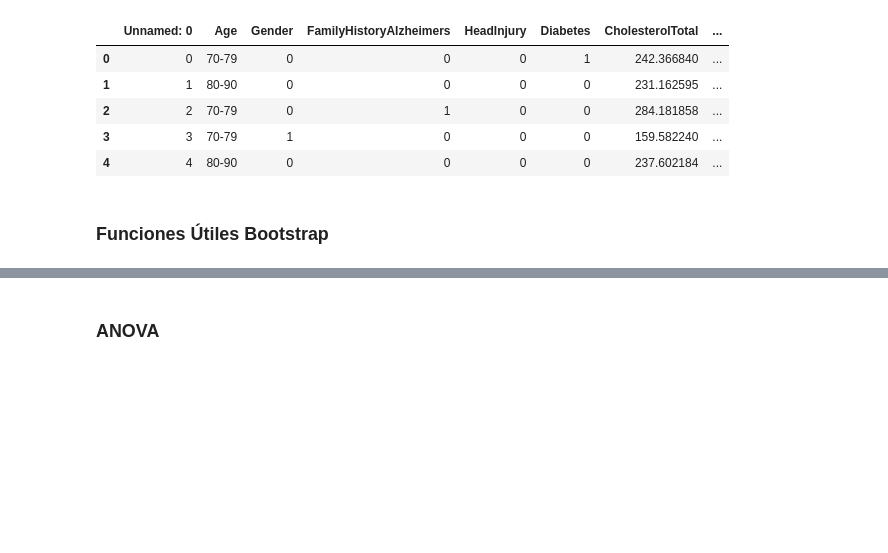
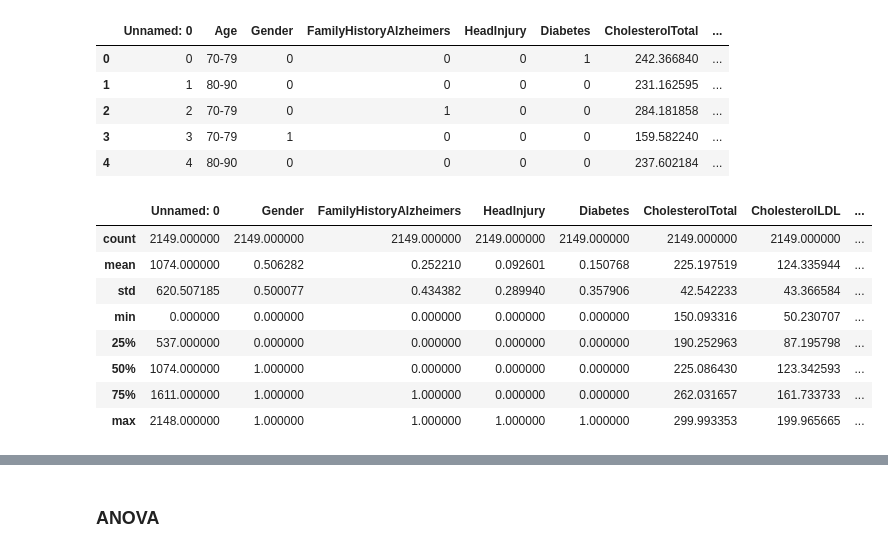
Before and after one commit to Bioestadistica-2025-2/Proyecto-Final, a Jupyter notebook: final_code.ipynb, the cells around one changed output, grey strips where cells are left out. Drawn from its saved outputs; the diff is of its cells as text; code cells hidden in the pictures; blank space fills up the shorter version.

```diff
--- a/final_code.ipynb
+++ b/final_code.ipynb
@@ -120,5 +128,3 @@ df.head()
 | 2 | 2 | 70-79 | 0 | 1 | 0 | 0 | 284.181858 | ... |
 | 3 | 3 | 70-79 | 1 | 0 | 0 | 0 | 159.582240 | ... |
 | 4 | 4 | 80-90 | 0 | 0 | 0 | 0 | 237.602184 | ... |
-# %% [markdown]
-### Funciones Útiles Bootstrap
@@ -233,0 +131,12 @@ def anova_bootstrap_stratified(
+# %%
+df.describe()
+# %% [output]
+|  | Unnamed: 0 | Gender | FamilyHistoryAlzheimers | HeadInjury | Diabetes | CholesterolTotal | CholesterolLDL | ... |
+| count | 2149.000000 | 2149.000000 | 2149.000000 | 2149.000000 | 2149.000000 | 2149.000000 | 2149.000000 | ... |
+| mean | 1074.000000 | 0.506282 | 0.252210 | 0.092601 | 0.150768 | 225.197519 | 124.335944 | ... |
+| std | 620.507185 | 0.500077 | 0.434382 | 0.289940 | 0.357906 | 42.542233 | 43.366584 | ... |
+| min | 0.000000 | 0.000000 | 0.000000 | 0.000000 | 0.000000 | 150.093316 | 50.230707 | ... |
+| 25% | 537.000000 | 0.000000 | 0.000000 | 0.000000 | 0.000000 | 190.252963 | 87.195798 | ... |
+| 50% | 1074.000000 | 1.000000 | 0.000000 | 0.000000 | 0.000000 | 225.086430 | 123.342593 | ... |
+| 75% | 1611.000000 | 1.000000 | 1.000000 | 0.000000 | 0.000000 | 262.031657 | 161.733733 | ... |
+| max | 2148.000000 | 1.000000 | 1.000000 | 1.000000 | 1.000000 | 299.993353 | 199.965665 | ... |
```
Also changed, not shown: parts of 17 cells of this notebook, 4 other files.
